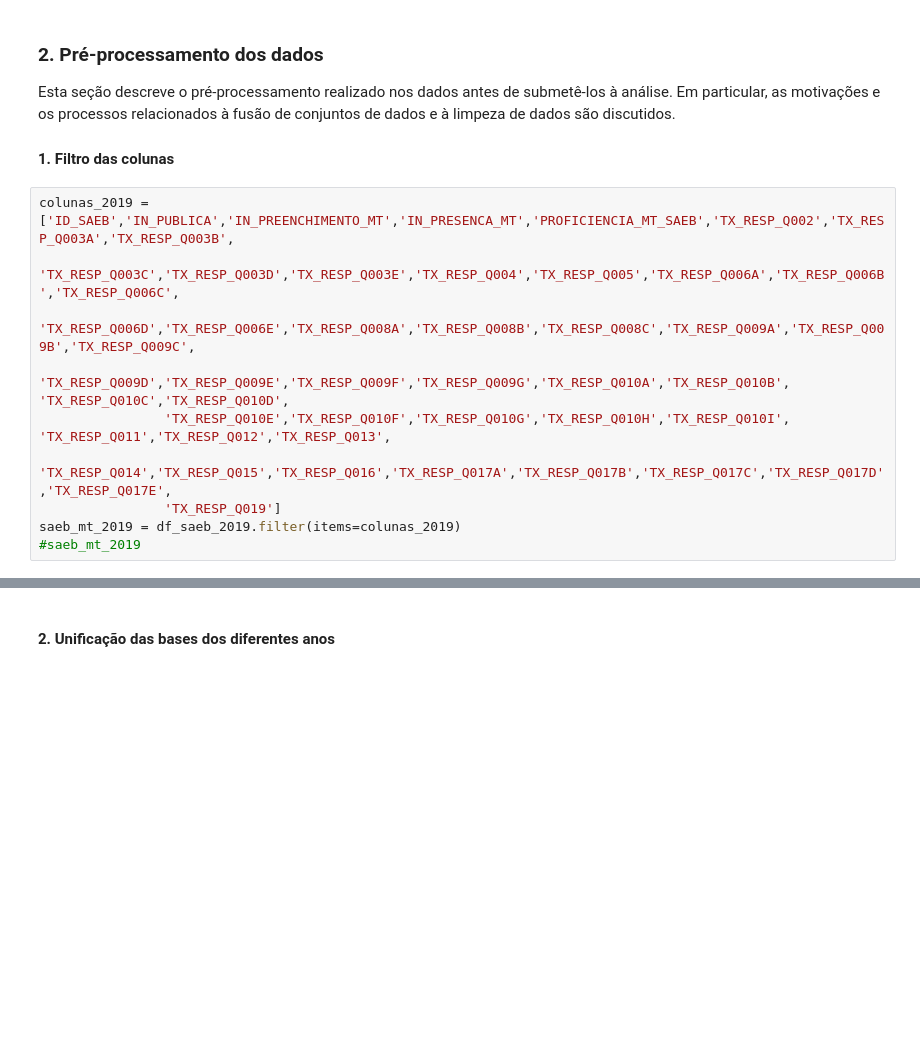
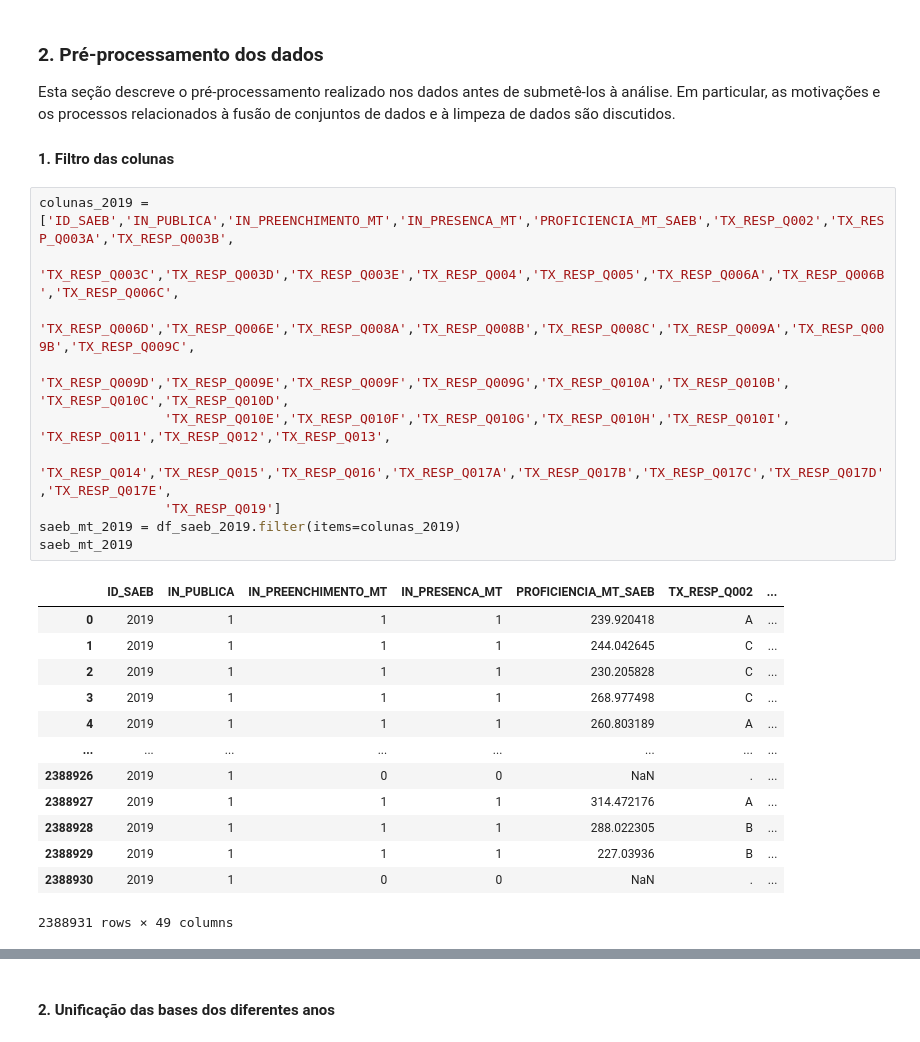
Before and after one commit to emilly788/TCC, a Jupyter notebook: TCC (1).ipynb, the cells around one changed output, grey strips where cells are left out. Saved outputs shown, nothing was run; the diff lists cells and outputs as text; blank space fills up the shorter version.

```diff
--- a/TCC (1).ipynb
+++ b/TCC (1).ipynb
@@ -1997,13 +2039,27 @@ Em resumo, a retirada dessas variáveis se justifica pela ausência de variaçã
 # %%
 colunas_2019 = ['ID_SAEB','IN_PUBLICA','IN_PREENCHIMENTO_MT','IN_PRESENCA_MT','PROFICIENCIA_MT_SAEB','TX_RESP_Q002','TX_RESP_Q003A','TX_RESP_Q003B',
                 'TX_RESP_Q003C','TX_RESP_Q003D','TX_RESP_Q003E','TX_RESP_Q004','TX_RESP_Q005','TX_RESP_Q006A','TX_RESP_Q006B','TX_RESP_Q006C',
                 'TX_RESP_Q006D','TX_RESP_Q006E','TX_RESP_Q008A','TX_RESP_Q008B','TX_RESP_Q008C','TX_RESP_Q009A','TX_RESP_Q009B','TX_RESP_Q009C',
                 'TX_RESP_Q009D','TX_RESP_Q009E','TX_RESP_Q009F','TX_RESP_Q009G','TX_RESP_Q010A','TX_RESP_Q010B', 'TX_RESP_Q010C','TX_RESP_Q010D',
                 'TX_RESP_Q010E','TX_RESP_Q010F','TX_RESP_Q010G','TX_RESP_Q010H','TX_RESP_Q010I', 'TX_RESP_Q011','TX_RESP_Q012','TX_RESP_Q013',
                 'TX_RESP_Q014','TX_RESP_Q015','TX_RESP_Q016','TX_RESP_Q017A','TX_RESP_Q017B','TX_RESP_Q017C','TX_RESP_Q017D','TX_RESP_Q017E',
                 'TX_RESP_Q019']
 saeb_mt_2019 = df_saeb_2019.filter(items=colunas_2019)
-#saeb_mt_2019
+saeb_mt_2019
+# %% [output]
+|  | ID_SAEB | IN_PUBLICA | IN_PREENCHIMENTO_MT | IN_PRESENCA_MT | PROFICIENCIA_MT_SAEB | TX_RESP_Q002 | ... |
+| 0 | 2019 | 1 | 1 | 1 | 239.920418 | A | ... |
+| 1 | 2019 | 1 | 1 | 1 | 244.042645 | C | ... |
+| 2 | 2019 | 1 | 1 | 1 | 230.205828 | C | ... |
+| 3 | 2019 | 1 | 1 | 1 | 268.977498 | C | ... |
+| 4 | 2019 | 1 | 1 | 1 | 260.803189 | A | ... |
+| ... | ... | ... | ... | ... | ... | ... | ... |
+| 2388926 | 2019 | 1 | 0 | 0 | NaN | . | ... |
+| 2388927 | 2019 | 1 | 1 | 1 | 314.472176 | A | ... |
+| 2388928 | 2019 | 1 | 1 | 1 | 288.022305 | B | ... |
+| 2388929 | 2019 | 1 | 1 | 1 | 227.03936 | B | ... |
+| 2388930 | 2019 | 1 | 0 | 0 | NaN | . | ... |
+2388931 rows × 49 columns
 # %%
 colunas_2021 = ['ID_SAEB','IN_PUBLICA','IN_PREENCHIMENTO_MT','IN_PRESENCA_MT','PROFICIENCIA_MT_SAEB','TX_RESP_Q01','TX_RESP_Q02','TX_RESP_Q04',
                 'TX_RESP_Q05','TX_RESP_Q06A','TX_RESP_Q06B','TX_RESP_Q06C','TX_RESP_Q06D','TX_RESP_Q06E','TX_RESP_Q07','TX_RESP_Q08','TX_RESP_Q09A',
```
Also changed, not shown: parts of 9 cells of this notebook.
